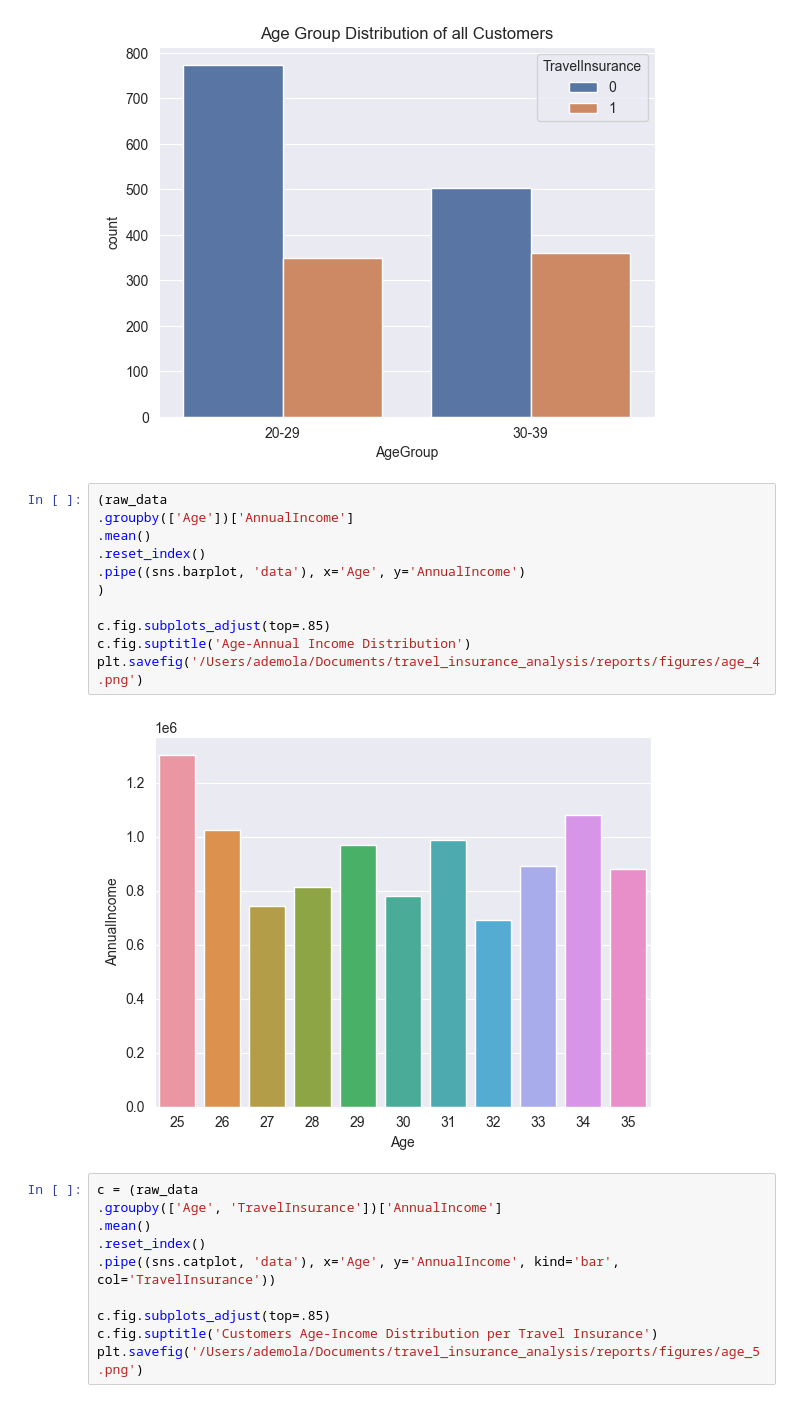
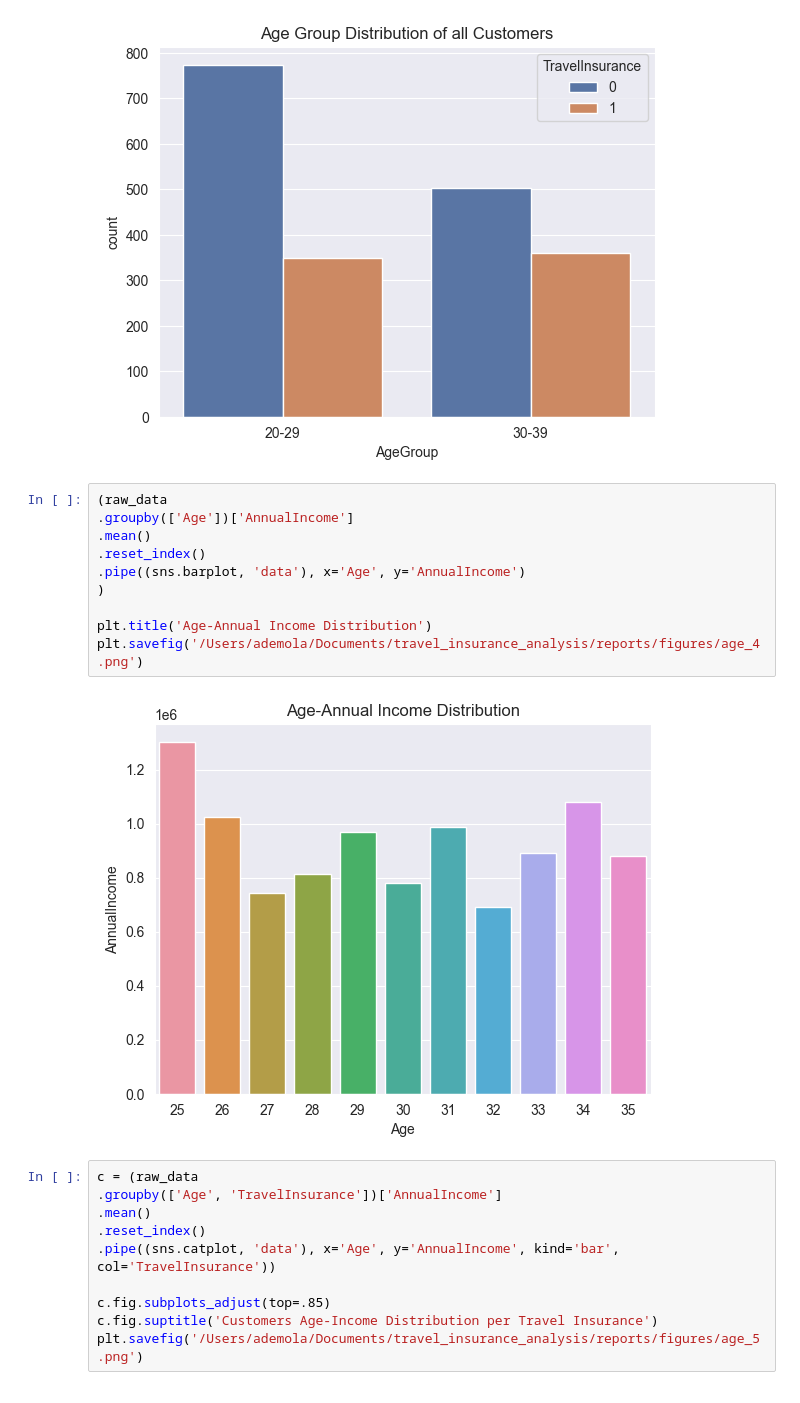
Before and after one commit to ade-mola/travel_insurance_analysis, a Jupyter notebook: notebooks/travel_insurance_analysis.ipynb, the cells around one changed output. Cells and saved outputs as stored; diff of their text form.

```diff
--- a/notebooks/travel_insurance_analysis.ipynb
+++ b/notebooks/travel_insurance_analysis.ipynb
@@ -243,16 +243,15 @@ plt.savefig('/Users/ademola/Documents/travel_insurance_analysis/reports/figures/
 # %%
 (raw_data
 .groupby(['Age'])['AnnualIncome']
 .mean()
 .reset_index()
 .pipe((sns.barplot, 'data'), x='Age', y='AnnualIncome')
 )
 
-c.fig.subplots_adjust(top=.85)
-c.fig.suptitle('Age-Annual Income Distribution')
+plt.title('Age-Annual Income Distribution')
 plt.savefig('/Users/ademola/Documents/travel_insurance_analysis/reports/figures/age_4.png')
 # %% [output]
-[figure, old version]
+[figure, new version]
 # %%
 c = (raw_data
 .groupby(['Age', 'TravelInsurance'])['AnnualIncome']
```
Also changed, not shown: parts of 7 cells of this notebook, 3 other files.
